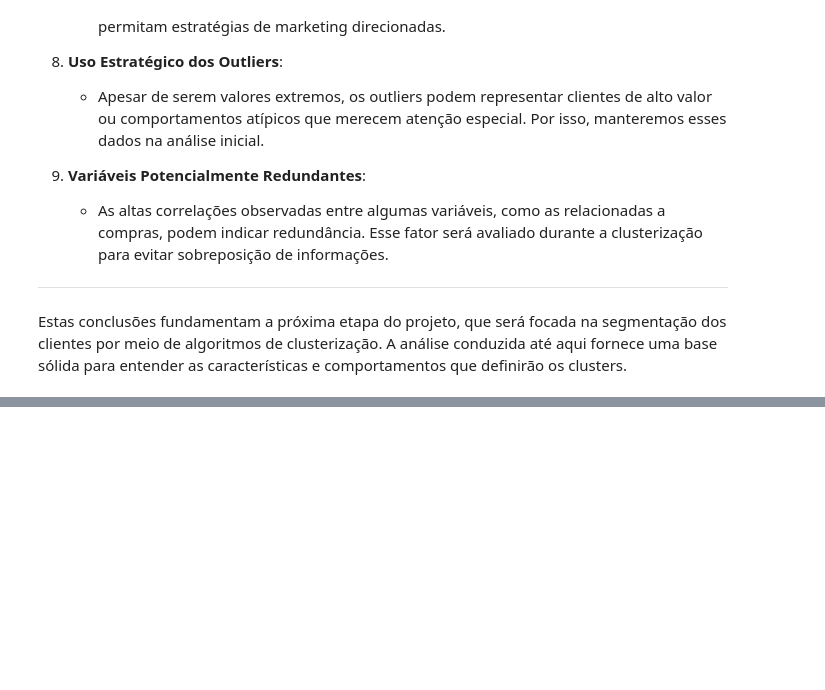
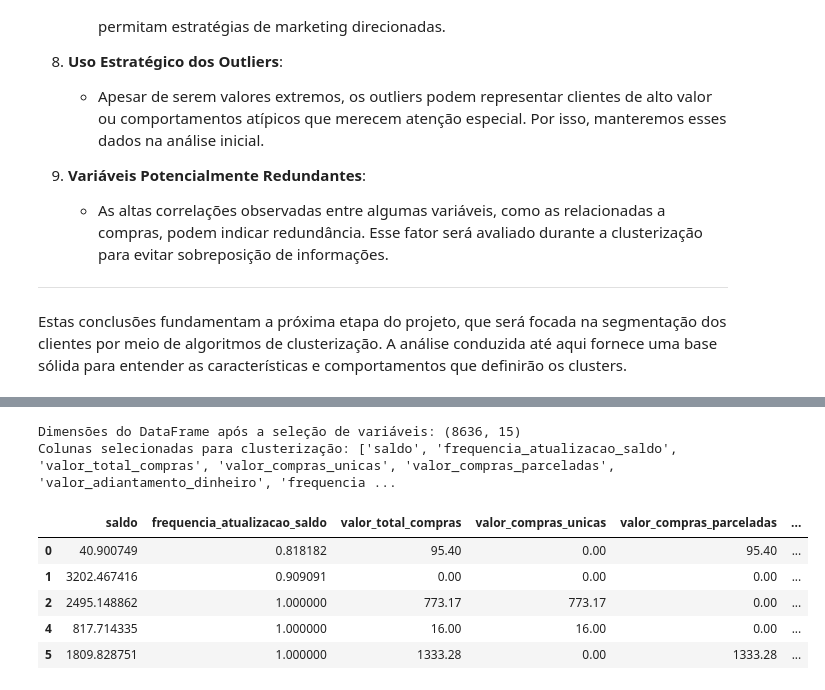
Before and after one commit to tnleite/credit-card-customer-clustering, a Jupyter notebook: 02-Analise/credit-card-customer-clustering.ipynb, the cells around one changed output, grey strips where cells are left out. Saved outputs shown, nothing was run; the diff lists cells and outputs as text; code cells hidden in the pictures; blank space fills up the shorter version.

```diff
--- a/02-Analise/credit-card-customer-clustering.ipynb
+++ b/02-Analise/credit-card-customer-clustering.ipynb
@@ -866,0 +938,27 @@ Estas conclusões fundamentam a próxima etapa do projeto, que será focada na s
+# %%
+# Etapa 1: Seleção de Variáveis Importantes para a Clusterização
+
+# Excluindo as colunas não relevantes para a clusterização
+# Justificativa:
+# - 'id_cliente': Identificador único que não contribui para a análise comportamental.
+# - 'valor_pagamentos': Altamente correlacionada com 'valor_total_compras', pode trazer redundância.
+# - 'valor_minimo_pagamentos': Redundante, pois 'percentual_pagamento_integral' já reflete o comportamento de pagamento.
+
+# Criando um novo DataFrame apenas com as colunas selecionadas
+variaveis_clusterizacao = df.drop(columns=['id_cliente', 'valor_pagamentos', 'valor_minimo_pagamentos'])
+
+# Verificando as dimensões e as colunas do DataFrame resultante
+print("Dimensões do DataFrame após a seleção de variáveis:", variaveis_clusterizacao.shape)
+print("Colunas selecionadas para clusterização:", list(variaveis_clusterizacao.columns))
+
+# Exibindo as 5 primeiras linhas do DataFrame para garantir que a seleção foi realizada corretamente
+variaveis_clusterizacao.head()
+# %% [output]
+Dimensões do DataFrame após a seleção de variáveis: (8636, 15)
+Colunas selecionadas para clusterização: ['saldo', 'frequencia_atualizacao_saldo', 'valor_total_compras', 'valor_compras_unicas', 'valor_compras_parceladas', 'valor_adiantamento_dinheiro', 'frequencia ...
+|  | saldo | frequencia_atualizacao_saldo | valor_total_compras | valor_compras_unicas | valor_compras_parceladas | ... |
+| 0 | 40.900749 | 0.818182 | 95.40 | 0.00 | 95.40 | ... |
+| 1 | 3202.467416 | 0.909091 | 0.00 | 0.00 | 0.00 | ... |
+| 2 | 2495.148862 | 1.000000 | 773.17 | 773.17 | 0.00 | ... |
+| 4 | 817.714335 | 1.000000 | 16.00 | 16.00 | 0.00 | ... |
+| 5 | 1809.828751 | 1.000000 | 1333.28 | 0.00 | 1333.28 | ... |
```
Also changed, not shown: parts of 11 cells of this notebook.
